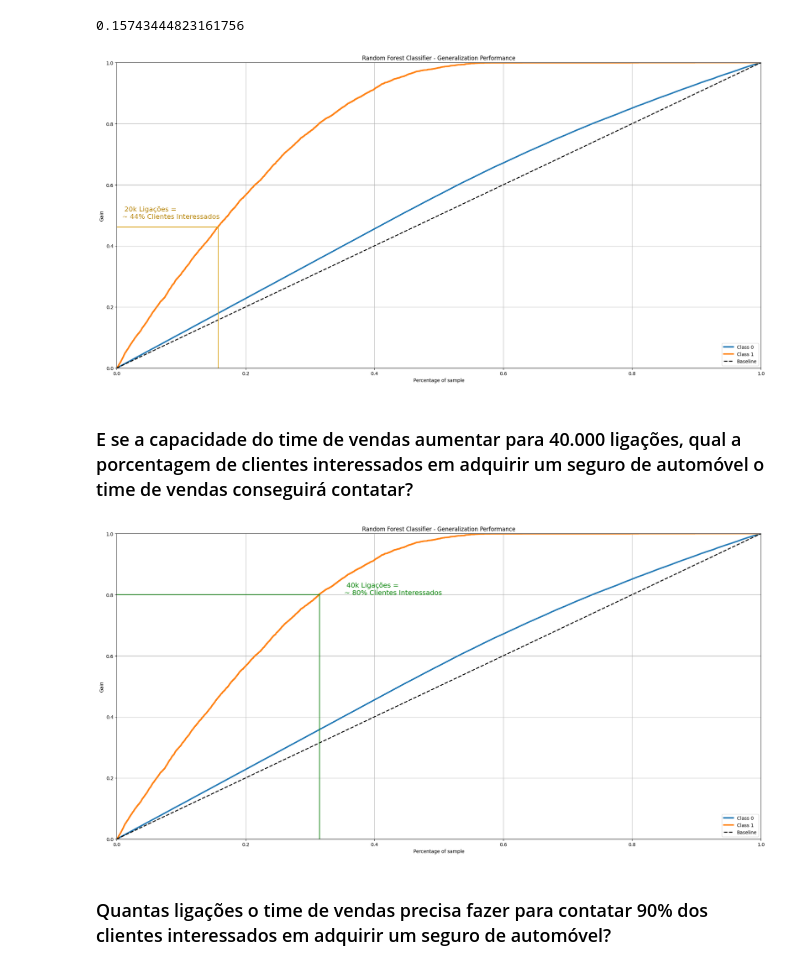
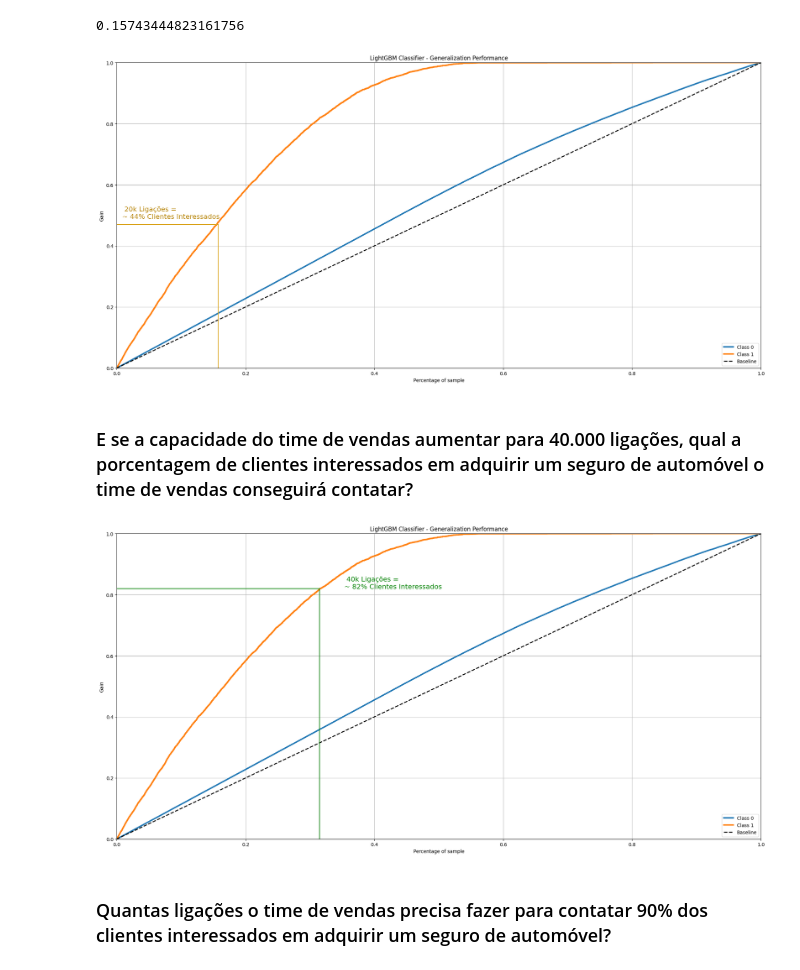
Before and after one commit to aroldobrancalhao/health_insurance, a Jupyter notebook: notebboks/Deploy to Production.ipynb, the cells around one changed output. Drawn from its saved outputs; the diff is of its cells as text; code cells hidden in the pictures.

```diff
--- a/notebboks/Deploy to Production.ipynb
+++ b/notebboks/Deploy to Production.ipynb
@@ -1031,36 +1152,36 @@ ax1 = fig.add_subplot( 111 )
 
 # plot accumulative gain
 skplt.metrics.plot_cumulative_gain( y_test_model, yhat_model_health,
-                                    title = 'Random Forest Classifier - Generalization Performance', ax = ax1 )
+                                    title = 'LightGBM Classifier - Generalization Performance', ax = ax1 )
 
-ax1.axvline( twenty_k_percentage, ymax = 0.462, color = 'goldenrod', label = '20k' )
-ax1.axhline( 0.462 , xmax = twenty_k_percentage, color = 'goldenrod' )
+ax1.axvline( twenty_k_percentage, ymax = 0.47, color = 'goldenrod', label = '20k' )
+ax1.axhline( 0.47 , xmax = twenty_k_percentage, color = 'goldenrod' )
 plt.text( 0.005 , 0.48 + 0.01, '  20k Ligações =\n ~ 44% Clientes Interessados' ,
           color = 'darkgoldenrod', fontsize = 'x-large' );
 # %% [output]
-[figure, old version]
+[figure, new version]
 # %% [markdown]
 ### E se a capacidade do time de vendas aumentar para 40.000 ligações, qual a porcentagem de clientes interessados em adquirir um seguro de automóvel o time de vendas conseguirá contatar?
 # %%
 k_40_percentage = ( 40000 / df_production.shape[0] )
 
 # prepare figure
 fig = plt.figure( figsize = (20,10), tight_layout = True )
 
 # create subplots
 ax1 = fig.add_subplot( 111 )
 
 # plot accumulative gain
 skplt.metrics.plot_cumulative_gain( y_test_model, yhat_model_health,
-                                    title = 'Random Forest Classifier - Generalization Performance', ax = ax1 )
+                                    title = 'LightGBM Classifier - Generalization Performance', ax = ax1 )
 
-ax1.axvline( k_40_percentage, ymax = 0.8, color = 'green', label = '40k' )
-ax1.axhline( 0.8, xmax = k_40_percentage, color = 'green', label = '40k' )
+ax1.axvline( k_40_percentage, ymax = 0.82, color = 'green', label = '40k' )
+ax1.axhline( 0.82, xmax = k_40_percentage, color = 'green', label = '40k' )
 
-plt.text( 0.35 , 0.8, '  40k Ligações =\n ~ 80% Clientes Interessados' ,
+plt.text( 0.35 , 0.82, '  40k Ligações =\n ~ 82% Clientes Interessados' ,
           color = 'green', fontsize = 'x-large' );
 # %% [output]
-[figure, old version]
+[figure, new version]
 # %% [markdown]
 ### Quantas ligações o time de vendas precisa fazer para contatar 90% dos clientes interessados em adquirir um seguro de automóvel?
 # %%
```
Also changed, not shown: parts of 20 cells of this notebook, 1 other file.
